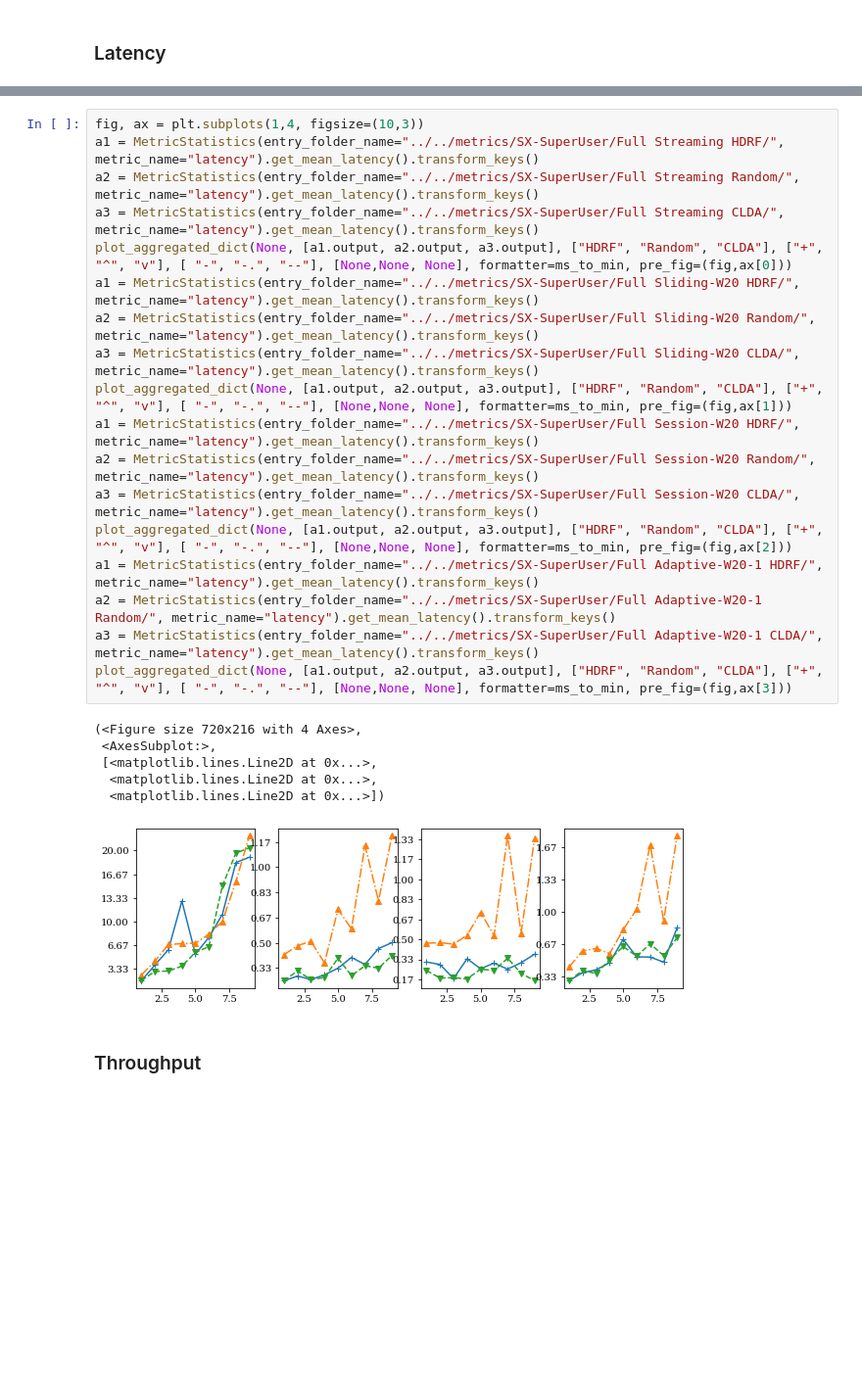
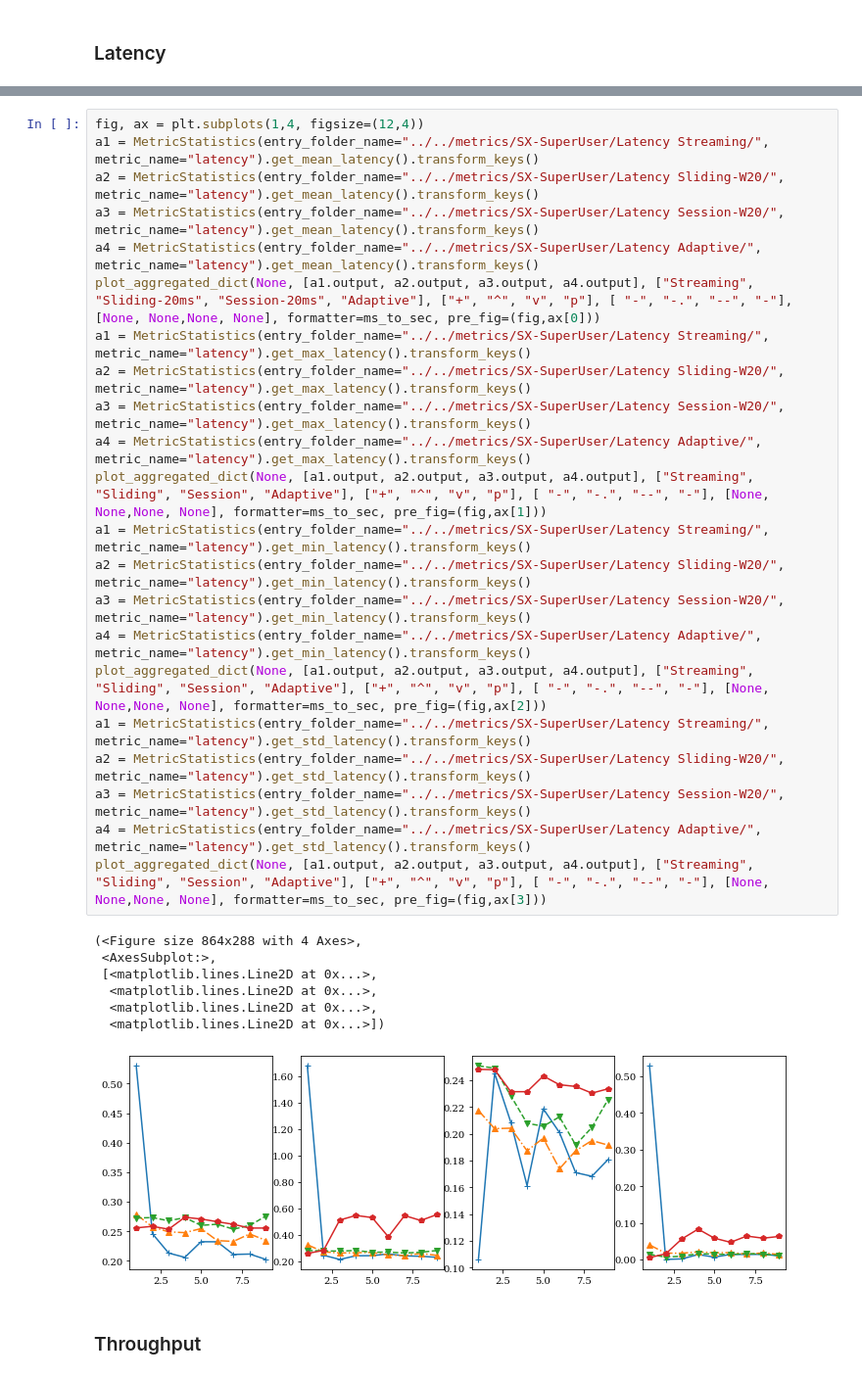
Before and after one commit to Rustam-Warwick/d3-gnn, a Jupyter notebook: helper-scripts/jupyter/Flink Metrics.ipynb, the cells around one changed output, grey strips where cells are left out. Shown at 98% size. Saved outputs shown, nothing was run; the diff lists cells and outputs as text; blank space fills up the shorter version.

```diff
--- a/helper-scripts/jupyter/Flink Metrics.ipynb
+++ b/helper-scripts/jupyter/Flink Metrics.ipynb
@@ -296,28 +483,33 @@ fig
 # %%
-fig, ax = plt.subplots(1,4, figsize=(10,3))
-a1 = MetricStatistics(entry_folder_name="../../metrics/SX-SuperUser/Full Streaming HDRF/", metric_name="latency").get_mean_latency().transform_keys()
-a2 = MetricStatistics(entry_folder_name="../../metrics/SX-SuperUser/Full Streaming Random/", metric_name="latency").get_mean_latency().transform_keys()
-a3 = MetricStatistics(entry_folder_name="../../metrics/SX-SuperUser/Full Streaming CLDA/", metric_name="latency").get_mean_latency().transform_keys()
-plot_aggregated_dict(None, [a1.output, a2.output, a3.output], ["HDRF", "Random", "CLDA"], ["+", "^", "v"], [ "-", "-.", "--"], [None,None, None], formatter=ms_to_min, pre_fig=(fig,ax[0]))
-a1 = MetricStatistics(entry_folder_name="../../metrics/SX-SuperUser/Full Sliding-W20 HDRF/", metric_name="latency").get_mean_latency().transform_keys()
-a2 = MetricStatistics(entry_folder_name="../../metrics/SX-SuperUser/Full Sliding-W20 Random/", metric_name="latency").get_mean_latency().transform_keys()
-a3 = MetricStatistics(entry_folder_name="../../metrics/SX-SuperUser/Full Sliding-W20 CLDA/", metric_name="latency").get_mean_latency().transform_keys()
-plot_aggregated_dict(None, [a1.output, a2.output, a3.output], ["HDRF", "Random", "CLDA"], ["+", "^", "v"], [ "-", "-.", "--"], [None,None, None], formatter=ms_to_min, pre_fig=(fig,ax[1]))
-a1 = MetricStatistics(entry_folder_name="../../metrics/SX-SuperUser/Full Session-W20 HDRF/", metric_name="latency").get_mean_latency().transform_keys()
-a2 = MetricStatistics(entry_folder_name="../../metrics/SX-SuperUser/Full Session-W20 Random/", metric_name="latency").get_mean_latency().transform_keys()
-a3 = MetricStatistics(entry_folder_name="../../metrics/SX-SuperUser/Full Session-W20 CLDA/", metric_name="latency").get_mean_latency().transform_keys()
-plot_aggregated_dict(None, [a1.output, a2.output, a3.output], ["HDRF", "Random", "CLDA"], ["+", "^", "v"], [ "-", "-.", "--"], [None,None, None], formatter=ms_to_min, pre_fig=(fig,ax[2]))
-a1 = MetricStatistics(entry_folder_name="../../metrics/SX-SuperUser/Full Adaptive-W20-1 HDRF/", metric_name="latency").get_mean_latency().transform_keys()
-a2 = MetricStatistics(entry_folder_name="../../metrics/SX-SuperUser/Full Adaptive-W20-1 Random/", metric_name="latency").get_mean_latency().transform_keys()
-a3 = MetricStatistics(entry_folder_name="../../metrics/SX-SuperUser/Full Adaptive-W20-1 CLDA/", metric_name="latency").get_mean_latency().transform_keys()
-plot_aggregated_dict(None, [a1.output, a2.output, a3.output], ["HDRF", "Random", "CLDA"], ["+", "^", "v"], [ "-", "-.", "--"], [None,None, None], formatter=ms_to_min, pre_fig=(fig,ax[3]))
+fig, ax = plt.subplots(1,4, figsize=(12,4))
+a1 = MetricStatistics(entry_folder_name="../../metrics/SX-SuperUser/Latency Streaming/", metric_name="latency").get_mean_latency().transform_keys()
+a2 = MetricStatistics(entry_folder_name="../../metrics/SX-SuperUser/Latency Sliding-W20/", metric_name="latency").get_mean_latency().transform_keys()
+a3 = MetricStatistics(entry_folder_name="../../metrics/SX-SuperUser/Latency Session-W20/", metric_name="latency").get_mean_latency().transform_keys()
+a4 = MetricStatistics(entry_folder_name="../../metrics/SX-SuperUser/Latency Adaptive/", metric_name="latency").get_mean_latency().transform_keys()
+plot_aggregated_dict(None, [a1.output, a2.output, a3.output, a4.output], ["Streaming", "Sliding-20ms", "Session-20ms", "Adaptive"], ["+", "^", "v", "p"], [ "-", "-.", "--", "-"], [None, None,None, None], formatter=ms_to_sec, pre_fig=(fig,ax[0]))
+a1 = MetricStatistics(entry_folder_name="../../metrics/SX-SuperUser/Latency Streaming/", metric_name="latency").get_max_latency().transform_keys()
+a2 = MetricStatistics(entry_folder_name="../../metrics/SX-SuperUser/Latency Sliding-W20/", metric_name="latency").get_max_latency().transform_keys()
+a3 = MetricStatistics(entry_folder_name="../../metrics/SX-SuperUser/Latency Session-W20/", metric_name="latency").get_max_latency().transform_keys()
+a4 = MetricStatistics(entry_folder_name="../../metrics/SX-SuperUser/Latency Adaptive/", metric_name="latency").get_max_latency().transform_keys()
+plot_aggregated_dict(None, [a1.output, a2.output, a3.output, a4.output], ["Streaming", "Sliding", "Session", "Adaptive"], ["+", "^", "v", "p"], [ "-", "-.", "--", "-"], [None, None,None, None], formatter=ms_to_sec, pre_fig=(fig,ax[1]))
+a1 = MetricStatistics(entry_folder_name="../../metrics/SX-SuperUser/Latency Streaming/", metric_name="latency").get_min_latency().transform_keys()
+a2 = MetricStatistics(entry_folder_name="../../metrics/SX-SuperUser/Latency Sliding-W20/", metric_name="latency").get_min_latency().transform_keys()
+a3 = MetricStatistics(entry_folder_name="../../metrics/SX-SuperUser/Latency Session-W20/", metric_name="latency").get_min_latency().transform_keys()
+a4 = MetricStatistics(entry_folder_name="../../metrics/SX-SuperUser/Latency Adaptive/", metric_name="latency").get_min_latency().transform_keys()
+plot_aggregated_dict(None, [a1.output, a2.output, a3.output, a4.output], ["Streaming", "Sliding", "Session", "Adaptive"], ["+", "^", "v", "p"], [ "-", "-.", "--", "-"], [None, None,None, None], formatter=ms_to_sec, pre_fig=(fig,ax[2]))
+a1 = MetricStatistics(entry_folder_name="../../metrics/SX-SuperUser/Latency Streaming/", metric_name="latency").get_std_latency().transform_keys()
+a2 = MetricStatistics(entry_folder_name="../../metrics/SX-SuperUser/Latency Sliding-W20/", metric_name="latency").get_std_latency().transform_keys()
+a3 = MetricStatistics(entry_folder_name="../../metrics/SX-SuperUser/Latency Session-W20/", metric_name="latency").get_std_latency().transform_keys()
+a4 = MetricStatistics(entry_folder_name="../../metrics/SX-SuperUser/Latency Adaptive/", metric_name="latency").get_std_latency().transform_keys()
+plot_aggregated_dict(None, [a1.output, a2.output, a3.output, a4.output], ["Streaming", "Sliding", "Session", "Adaptive"], ["+", "^", "v", "p"], [ "-", "-.", "--", "-"], [None, None,None, None], formatter=ms_to_sec, pre_fig=(fig,ax[3]))
 # %% [output]
-(<Figure size 720x216 with 4 Axes>,
+(<Figure size 864x288 with 4 Axes>,
  <AxesSubplot:>,
  [<matplotlib.lines.Line2D at 0x...>,
   <matplotlib.lines.Line2D at 0x...>,
+  <matplotlib.lines.Line2D at 0x...>,
   <matplotlib.lines.Line2D at 0x...>])
-[figure, old version]
+[figure, new version]
 # %% [markdown]
 ### Throughput
 # %%
```
Also changed, not shown: parts of 17 cells of this notebook, 9 other files.
